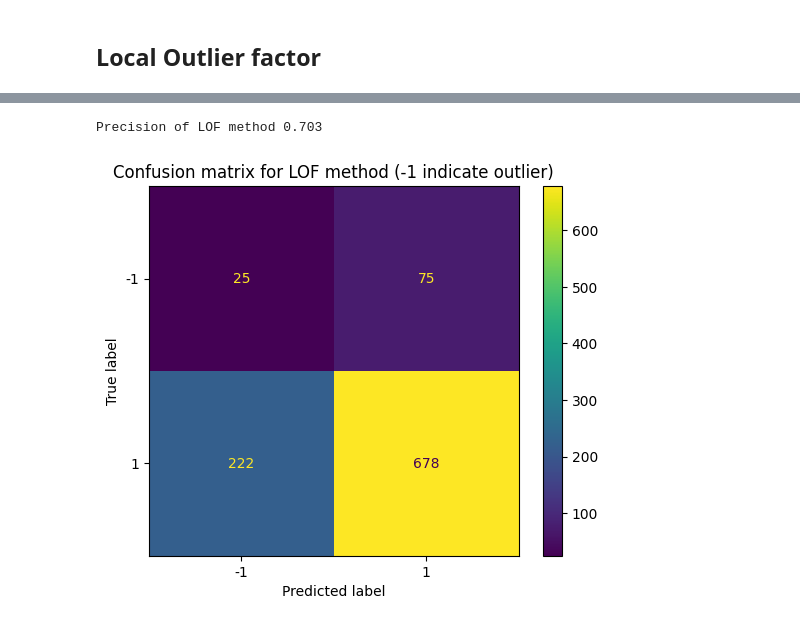
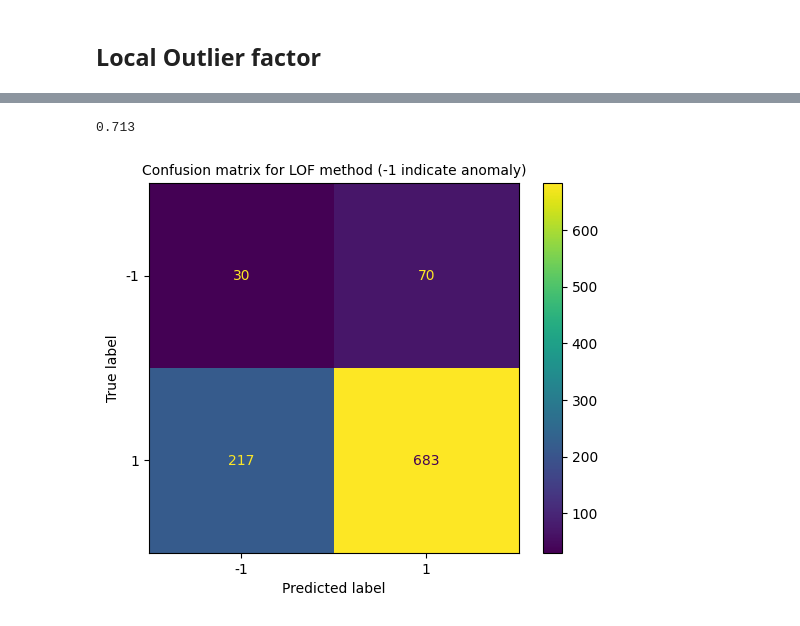
Before and after one commit to dazdejkovic/Outlier-detection-1, a Jupyter notebook: Rad_aktuarstvo.ipynb, the cells around one changed output, grey strips where cells are left out. Cells and saved outputs as stored; diff of their text form; code cells hidden in the pictures.

```diff
--- a/Rad_aktuarstvo.ipynb
+++ b/Rad_aktuarstvo.ipynb
@@ -154,6 +155,6 @@ df_if.head()
 # %% [markdown]
 ## Isolation Forest
 # %%
-model=IsolationForest(n_estimators=300, max_samples='auto', contamination=float(0.1),max_features=1.0)
+model=IsolationForest(n_estimators=600, max_samples='auto', contamination=float(0.095),max_features=1.0)
 model.fit(df_if)
 # %% [output]
@@ -228,0 +219,5 @@ clf = LocalOutlierFactor(n_neighbors=60, contamination=0.1)
+# %%
+scaler = preprocessing.MinMaxScaler()
+d = scaler.fit_transform(df_if)
+scaled_df = pd.DataFrame(d, columns=df_if.columns)
+scaled_df.head()
@@ -229,16 +231,16 @@ clf = LocalOutlierFactor(n_neighbors=60, contamination=0.1)
 # %%
-y_pred = clf.fit_predict(df_if)
+y_pred = clf.fit_predict(scaled_df)
 # %%
 b = confusion_matrix(y_pred, df_init['pred'])
 # %%
 precision = (b[0,0] + b[1,1])/1000
-print('Precision of LOF method', precision)
+print(precision)
 # %% [output]
-Precision of LOF method 0.703
+0.713
 # %%
 cm_display = metrics.ConfusionMatrixDisplay(confusion_matrix = b, display_labels = [-1, 1])
 cm_display.plot()
-plt.title("Confusion matrix for LOF method (-1 indicate outlier)")
+plt.title('Confusion matrix for LOF method (-1 indicate anomaly)', fontsize=10)
 plt.show()
 # %% [output]
-[figure, old version]
+[figure, new version]
```
Also changed, not shown: parts of 10 cells of this notebook.
